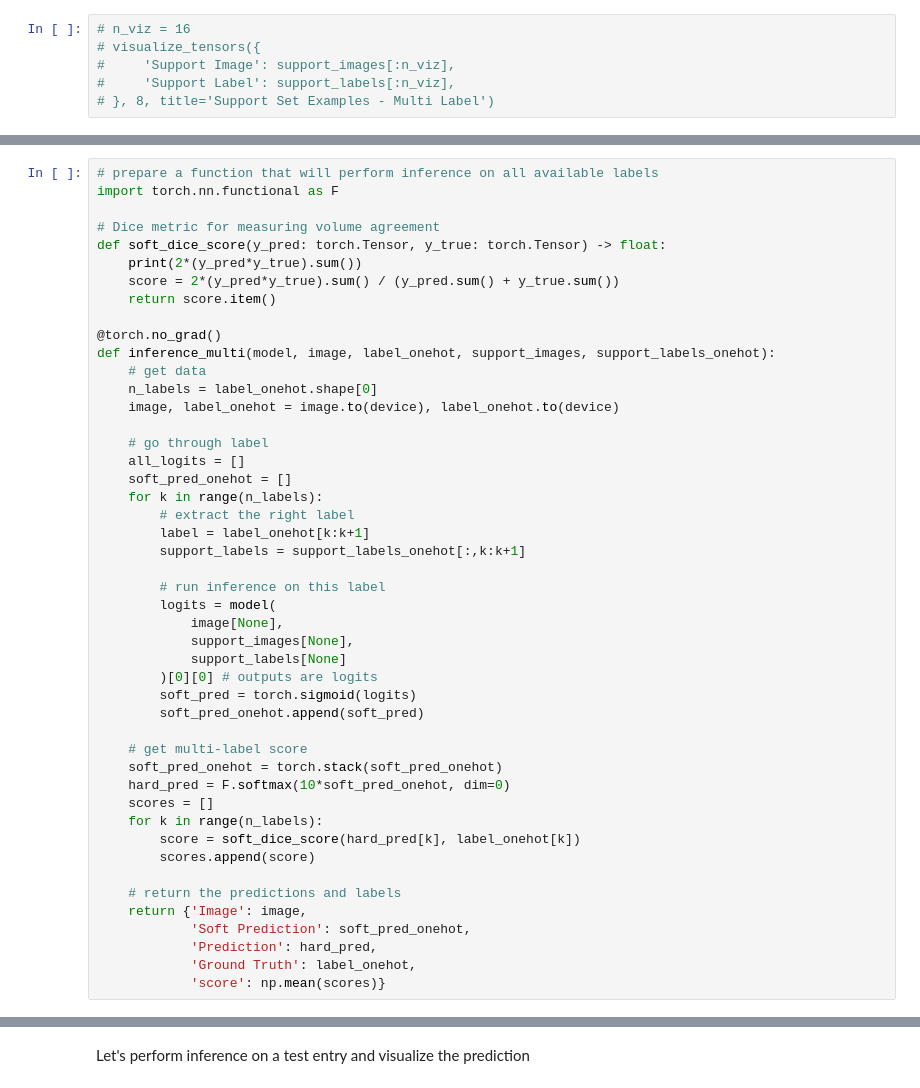
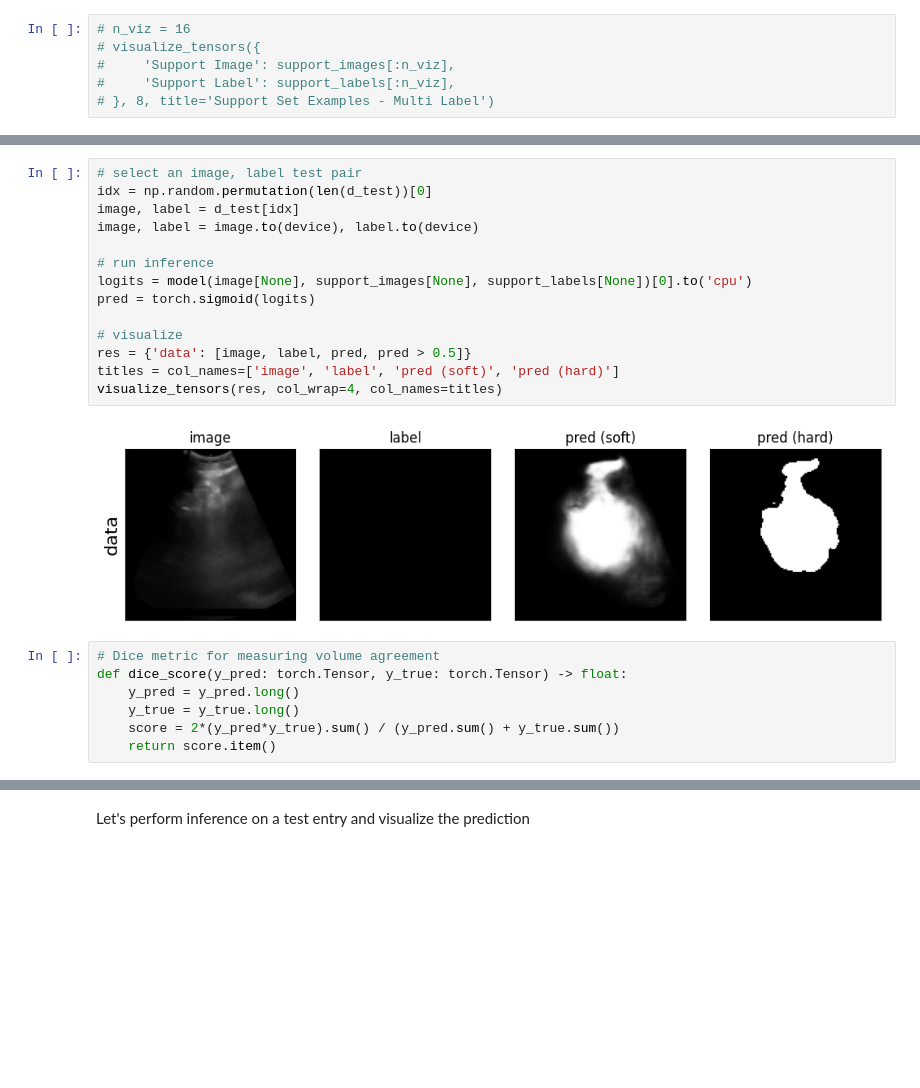
Before and after one commit to cc1528/UniverSeg-eda, a Jupyter notebook: UniverSeg-main/universeg/inference_analysis - Copy.ipynb, the cells around one changed output, grey strips where cells are left out. Drawn from its saved outputs; the diff is of its cells as text; blank space fills up the shorter version.

```diff
--- a/UniverSeg-main/universeg/inference_analysis - Copy.ipynb
+++ b/UniverSeg-main/universeg/inference_analysis - Copy.ipynb
@@ -648,47 +346,23 @@ visualize_tensors({
-# %%
-# prepare a function that will perform inference on all available labels
-import torch.nn.functional as F
-
-# Dice metric for measuring volume agreement
-def soft_dice_score(y_pred: torch.Tensor, y_true: torch.Tensor) -> float:
-    print(2*(y_pred*y_true).sum())
-    score = 2*(y_pred*y_true).sum() / (y_pred.sum() + y_true.sum())
-    return score.item()
-
-@torch.no_grad()
-def inference_multi(model, image, label_onehot, support_images, support_labels_onehot):
-    # get data
-    n_labels = label_onehot.shape[0]
-    image, label_onehot = image.to(device), label_onehot.to(device)
-
-    # go through label
-    all_logits = []
-    soft_pred_onehot = []
-    for k in range(n_labels):
-        # extract the right label
-        label = label_onehot[k:k+1]
-        support_labels = support_labels_onehot[:,k:k+1]
-
-        # run inference on this label
-        logits = model(
-            image[None],
-            support_images[None],
-            support_labels[None]
-        )[0][0] # outputs are logits
-        soft_pred = torch.sigmoid(logits)
-        soft_pred_onehot.append(soft_pred)
-
-    # get multi-label score
-    soft_pred_onehot = torch.stack(soft_pred_onehot)
-    hard_pred = F.softmax(10*soft_pred_onehot, dim=0)
-    scores = []
-    for k in range(n_labels):
-        score = soft_dice_score(hard_pred[k], label_onehot[k])
-        scores.append(score)
-
-    # return the predictions and labels
-    return {'Image': image,
-            'Soft Prediction': soft_pred_onehot,
-            'Prediction': hard_pred,
-            'Ground Truth': label_onehot,
-            'score': np.mean(scores)}
+# %%
+# select an image, label test pair
+idx = np.random.permutation(len(d_test))[0]
+image, label = d_test[idx]
+image, label = image.to(device), label.to(device)
+
+# run inference
+logits = model(image[None], support_images[None], support_labels[None])[0].to('cpu')
+pred = torch.sigmoid(logits)
+
+# visualize
+res = {'data': [image, label, pred, pred > 0.5]}
+titles = col_names=['image', 'label', 'pred (soft)', 'pred (hard)']
+visualize_tensors(res, col_wrap=4, col_names=titles)
+# %% [output]
+[figure, added]
+# %%
+# Dice metric for measuring volume agreement
+def dice_score(y_pred: torch.Tensor, y_true: torch.Tensor) -> float:
+    y_pred = y_pred.long()
+    y_true = y_true.long()
+    score = 2*(y_pred*y_true).sum() / (y_pred.sum() + y_true.sum())
+    return score.item()
```
Also changed, not shown: parts of 31 cells of this notebook, 1 other file.
